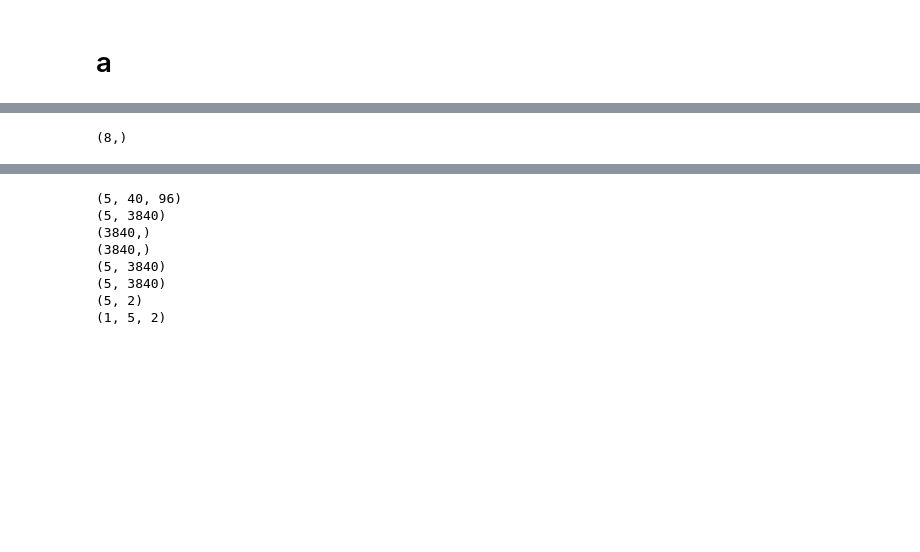
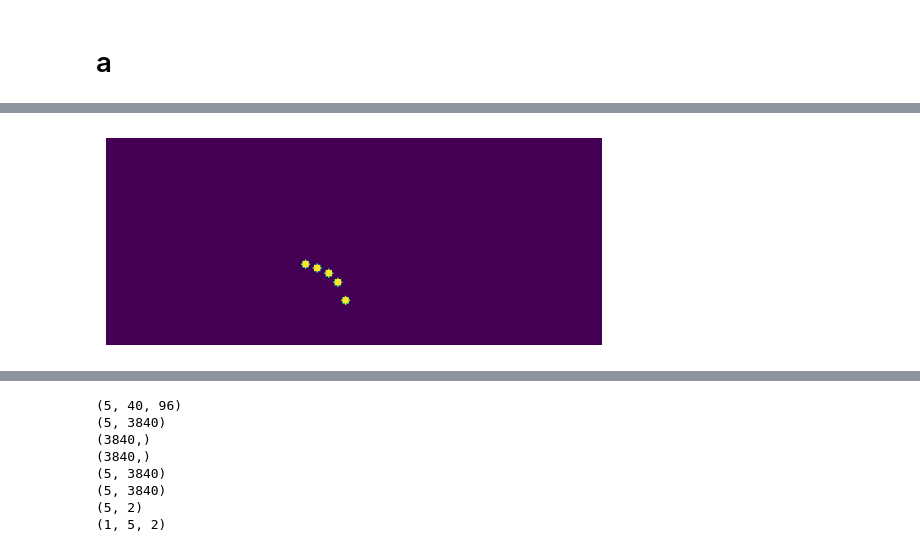
Before and after one commit to karthiknambiar29/LearningByCheating, a Jupyter notebook: drive/test.ipynb, the cells around one changed output, grey strips where cells are left out. Saved outputs shown, nothing was run; the diff lists cells and outputs as text; code cells hidden in the pictures; blank space fills up the shorter version.

```diff
--- a/drive/test.ipynb
+++ b/drive/test.ipynb
@@ -27,5 +55,24 @@ tensor([[[ 0.4406, -0.8974],
-# %%
-x = np.load('1.npy', allow_pickle=True)
-print(x.shape)
-# %% [output]
-(8,)
+# %%
+import cv2
+from PIL import Image
+# output = model(torch.Tensor(np.transpose(left, (2, 0, 1)))[None, :].to('cuda'), torch.Tensor(np.transpose(right, (2, 0, 1)))[None, :].to('cuda'), torch.Tensor([5]).to('cuda'), torch.Tensor(np.array([[1, 0, 0, 0]])).to('cuda'), torch.Tensor([0.0]).to('cuda'))
+image = np.zeros((160, 384))
+# output = output.squeeze().detach().cpu().numpy()
+# output = (output + 1)*(np.array([384, 160]))/2
+# print(output)
+preds = np.load('/home/moonlab/Documents/LearningByCheating/experiments_hound/LearningByCheating/catkin_ws/src/hound_lbc/scripts/preds.npy')
+for x, y in preds[0]:
+    image = cv2.circle(image, (int(x),int(y)), radius=3, color=(255, 255, 255), thickness=-1)
+from matplotlib import cm
+# im = Image.fromarray(np.uint8(cm.jet(image)*255))
+# # this might fail if `img_array` contains a data type that is not supported by PIL,
+# # in which case you could try casting it to a different dtype e.g.:
+# # im = Image.fromarray(img_array.astype(np.uint8))
+
+# im.show()
+fig = plt.figure(frameon=False)
+plt.imshow(image)
+plt.axis('off')
+fig.savefig('left.png', bbox_inches='tight', pad_inches=0)
+# %% [output]
+[figure, added]
```
Also changed, not shown: parts of 63 cells of this notebook, 12 other files.
